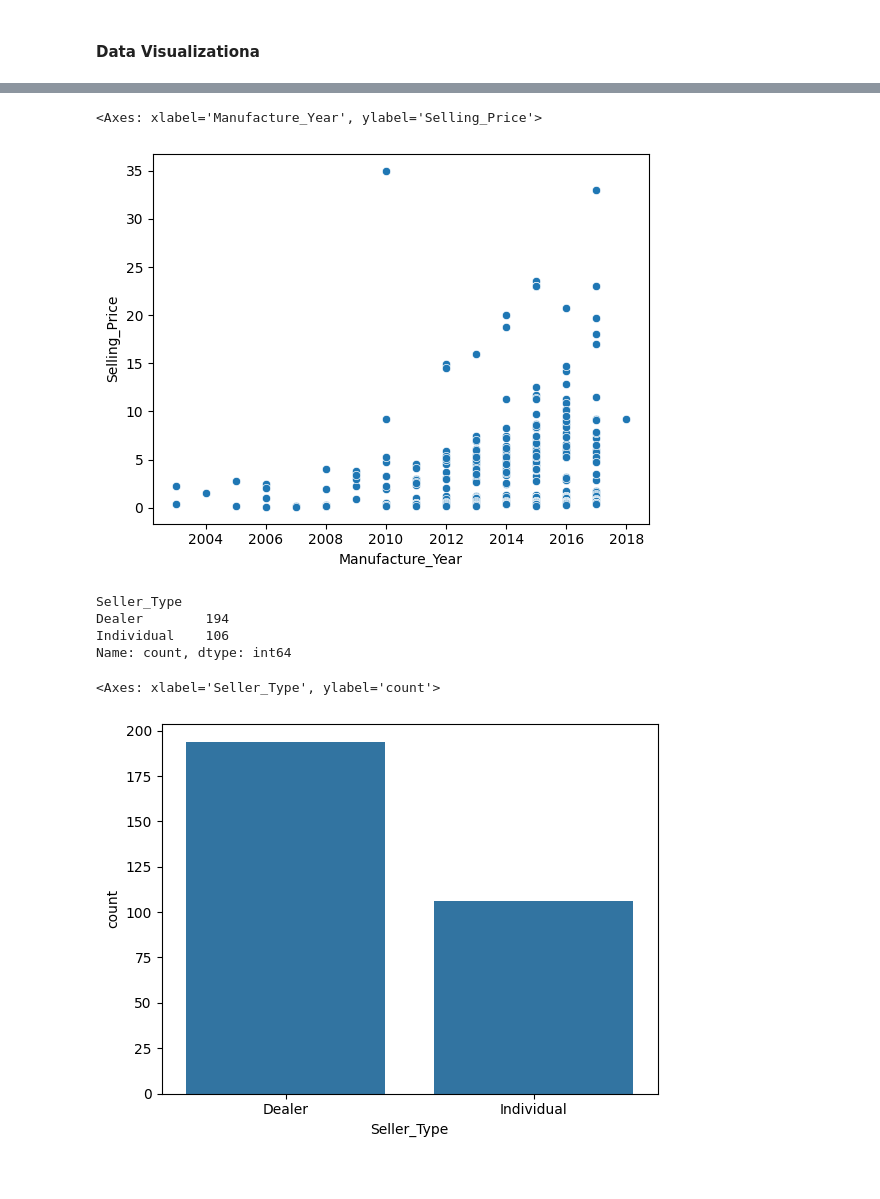
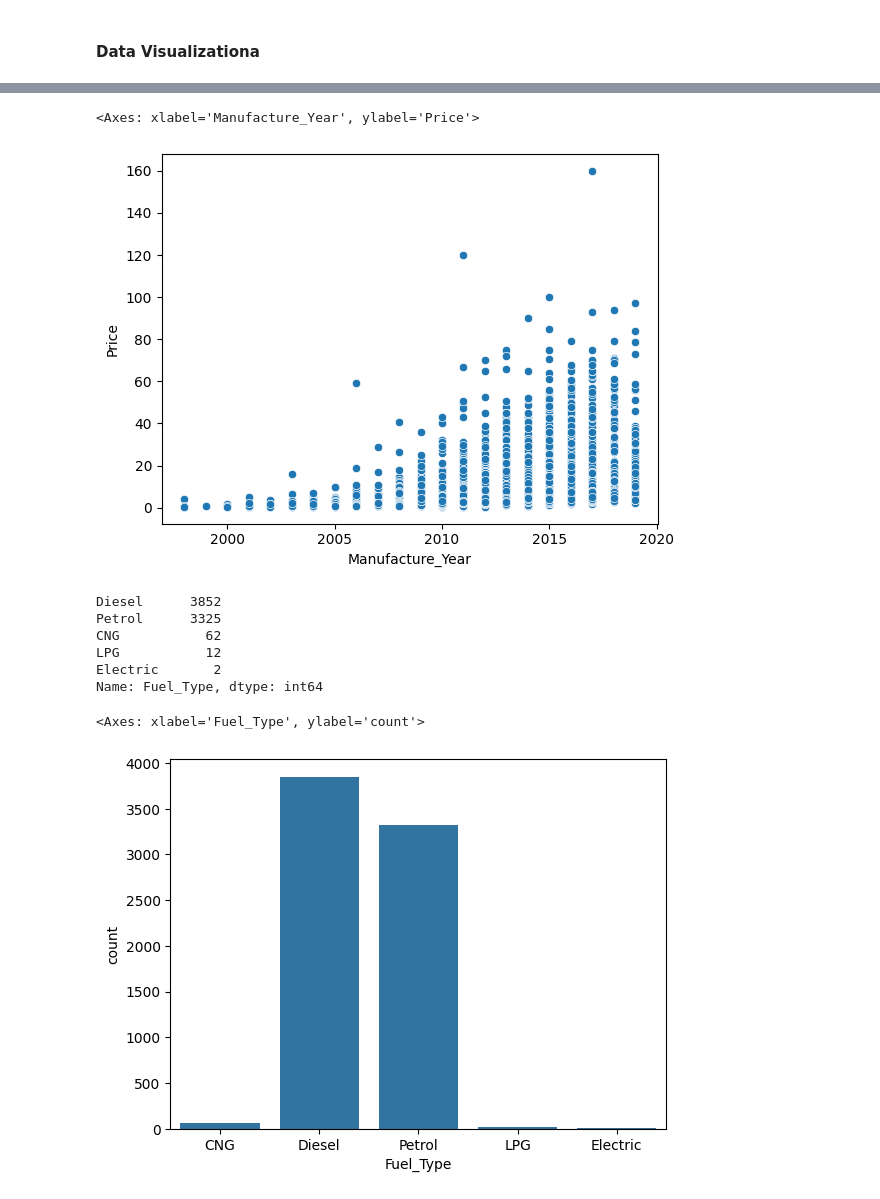
Before and after one commit to Levice085/sankyana_scripts, a Jupyter notebook: Exploratory Data Anaylsis (1) (1).ipynb, the cells around one changed output, grey strips where cells are left out. Saved outputs shown, nothing was run; the diff lists cells and outputs as text; code cells hidden in the pictures.

```diff
--- a/Exploratory Data Anaylsis (1) (1).ipynb
+++ b/Exploratory Data Anaylsis (1) (1).ipynb
@@ -125,6 +128,6 @@ data1 = data.drop(3, axis = 0)
 # %% [markdown]
 ### Renaming a column
 # %%
-car_data= pd.read_csv(r"E:\Sankhyana Training\Datasets\car data.csv")
+car_data= pd.read_csv(r"C:\Users\hp\Desktop\5.1\sankyana\Datasets\used_cars_data.csv")
 car_data.head()
 # %% [output]
@@ -228,22 +240,24 @@ plt.grid()
 # %%
 ### Scatterplot to visualize the relationship of selling price and year
-sns.scatterplot(data = car_data1, x= "Manufacture_Year", y="Selling_Price")
+sns.scatterplot(data = car_data1, x= "Manufacture_Year", y="Price")
 # %% [output]
-<Axes: xlabel='Manufacture_Year', ylabel='Selling_Price'>
+<Axes: xlabel='Manufacture_Year', ylabel='Price'>
-[figure, old version]
+[figure, new version]
 # %%
-car_data1['Seller_Type'].value_counts()
+car_data1['Fuel_Type'].value_counts()
 # %% [output]
-Seller_Type
-Dealer        194
-Individual    106
-Name: count, dtype: int64
+Diesel      3852
+Petrol      3325
+CNG           62
+LPG           12
+Electric       2
+Name: Fuel_Type, dtype: int64
 # %%
 # ploting a countplot graph for the specific seller types
-sns.countplot(data = car_data1, x = car_data1.Seller_Type )
+sns.countplot(data = car_data1, x = car_data1['Fuel_Type'] )
 # %% [output]
-<Axes: xlabel='Seller_Type', ylabel='count'>
+<Axes: xlabel='Fuel_Type', ylabel='count'>
-[figure, old version]
+[figure, new version]
 # %%
 car_data1.head()
 # %% [output]
```
Also changed, not shown: parts of 18 cells of this notebook, 4 other files.
